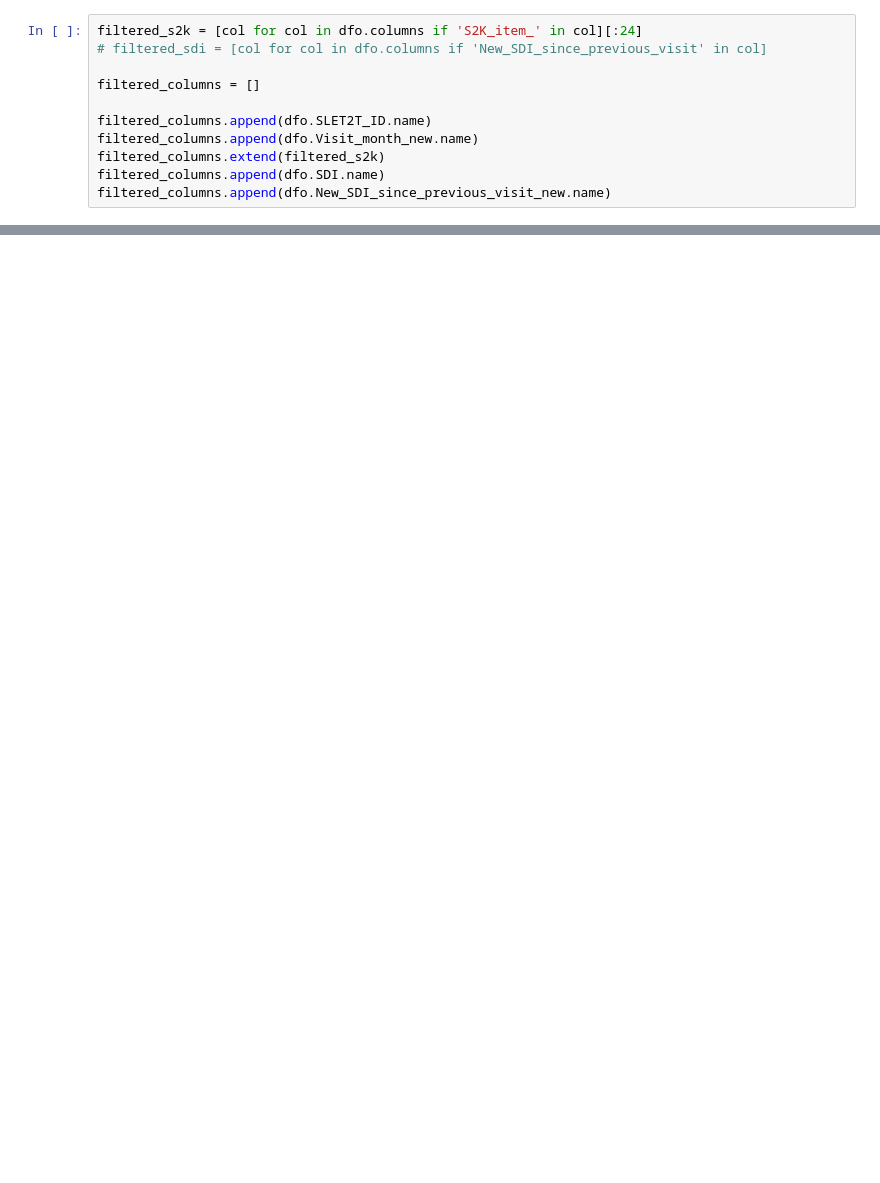
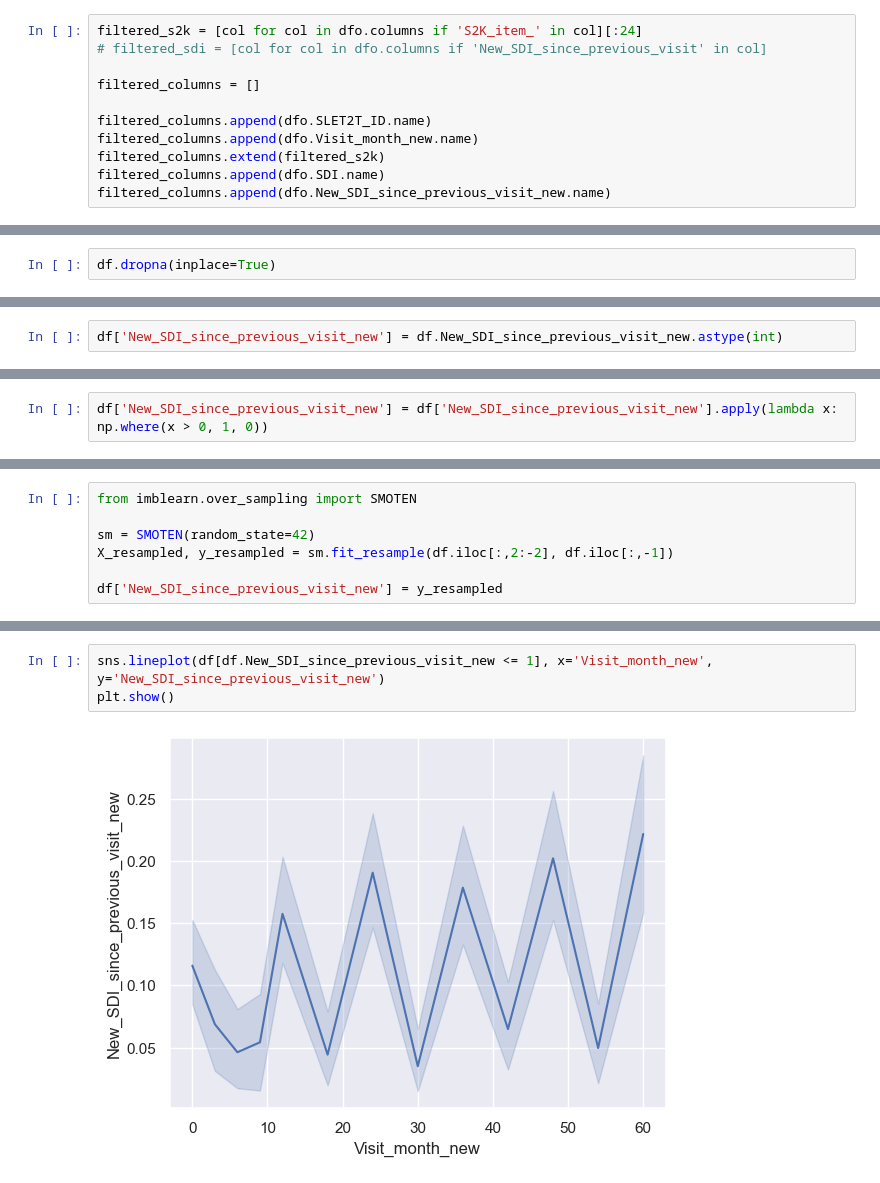
Before and after one commit to isevr/SDI, a Jupyter notebook: sdi.ipynb, the cells around one changed output, grey strips where cells are left out. Saved outputs shown, nothing was run; the diff lists cells and outputs as text; blank space fills up the shorter version.

Commit message:
smote

```diff
--- a/sdi.ipynb
+++ b/sdi.ipynb
@@ -127,0 +42,2 @@ Epoch 20/20
+# %%
+df.dropna(inplace=True)
@@ -127,0 +49,2 @@ Epoch 20/20
+# %%
+df['New_SDI_since_previous_visit_new'] = df.New_SDI_since_previous_visit_new.astype(int)
@@ -127,0 +57,2 @@ Epoch 20/20
+# %%
+df['New_SDI_since_previous_visit_new'] = df['New_SDI_since_previous_visit_new'].apply(lambda x: np.where(x > 0, 1, 0))
@@ -127,0 +72,7 @@ Epoch 20/20
+# %%
+from imblearn.over_sampling import SMOTEN
+
+sm = SMOTEN(random_state=42)
+X_resampled, y_resampled = sm.fit_resample(df.iloc[:,2:-2], df.iloc[:,-1])
+
+df['New_SDI_since_previous_visit_new'] = y_resampled
@@ -127,0 +92,5 @@ Epoch 20/20
+# %%
+sns.lineplot(df[df.New_SDI_since_previous_visit_new <= 1], x='Visit_month_new', y='New_SDI_since_previous_visit_new')
+plt.show()
+# %% [output]
+[figure, added]
```
Also changed, not shown: parts of 18 cells of this notebook.
